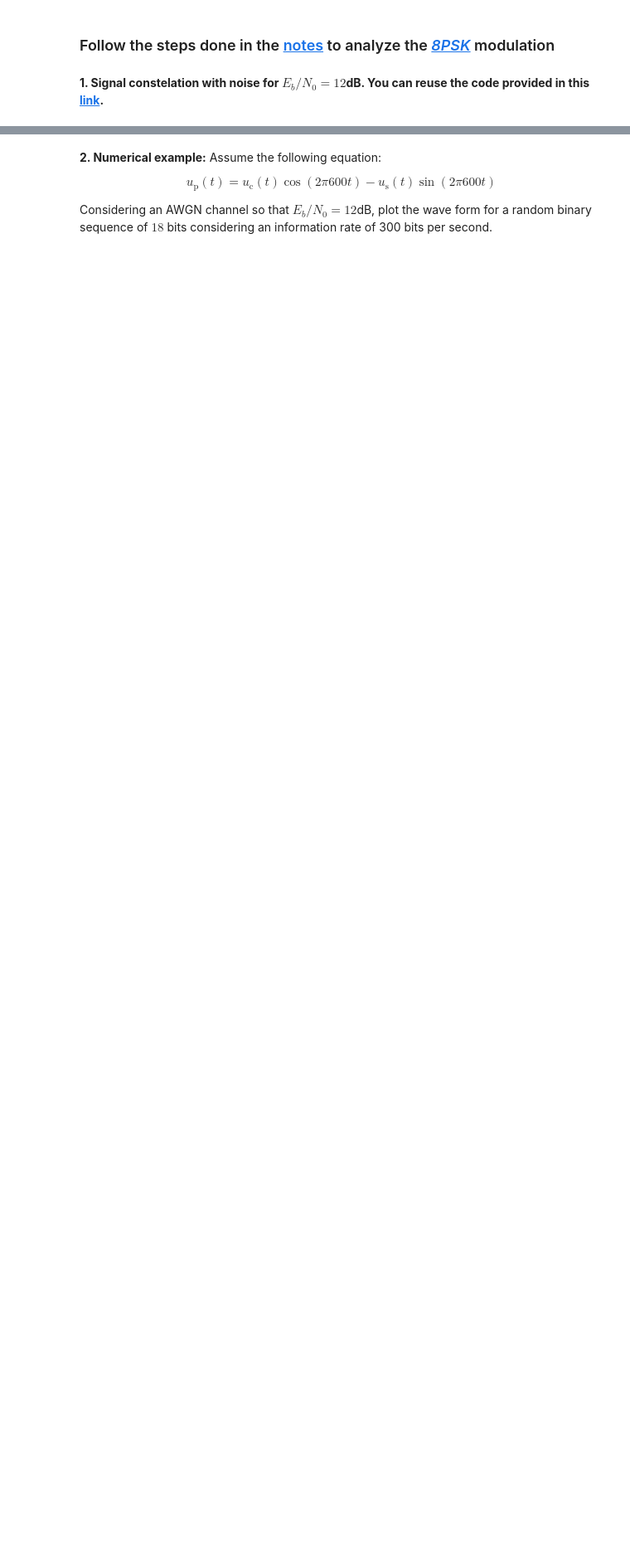
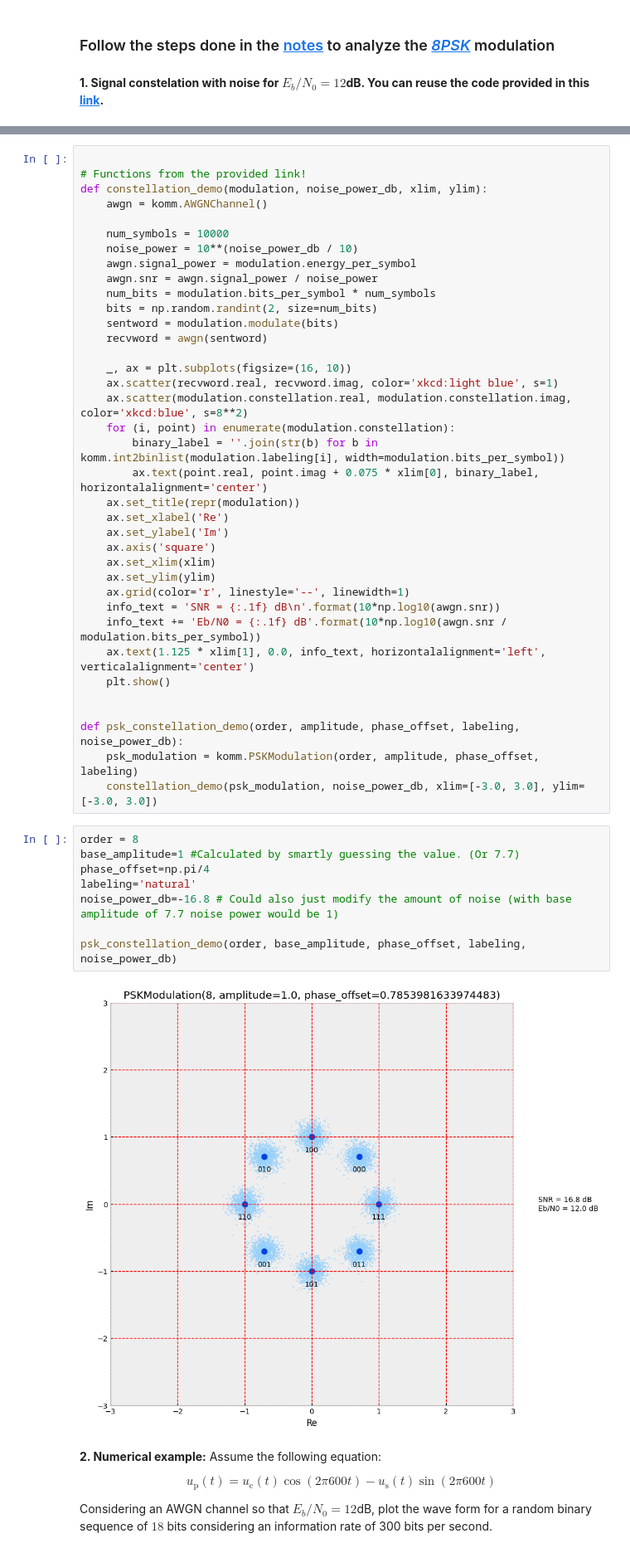
Before and after one commit to ViliRaunola/Wireless-Communication-Systems, a Jupyter notebook: Week 5/assignment_w5.ipynb, the cells around one changed output, grey strips where cells are left out. Shown at 83% size. Cells and saved outputs as stored; diff of their text form; blank space fills up the shorter version.

```diff
--- a/Week 5/assignment_w5.ipynb
+++ b/Week 5/assignment_w5.ipynb
@@ -11,3 +23,50 @@
+# %%
+
+# Functions from the provided link!
+def constellation_demo(modulation, noise_power_db, xlim, ylim):
+    awgn = komm.AWGNChannel()
+
+    num_symbols = 10000
+    noise_power = 10**(noise_power_db / 10)
+    awgn.signal_power = modulation.energy_per_symbol
+    awgn.snr = awgn.signal_power / noise_power
+    num_bits = modulation.bits_per_symbol * num_symbols
+    bits = np.random.randint(2, size=num_bits)
+    sentword = modulation.modulate(bits)
+    recvword = awgn(sentword)
+
+    _, ax = plt.subplots(figsize=(16, 10))
+    ax.scatter(recvword.real, recvword.imag, color='xkcd:light blue', s=1)
+    ax.scatter(modulation.constellation.real, modulation.constellation.imag, color='xkcd:blue', s=8**2)
+    for (i, point) in enumerate(modulation.constellation):
+        binary_label = ''.join(str(b) for b in komm.int2binlist(modulation.labeling[i], width=modulation.bits_per_symbol))
+        ax.text(point.real, point.imag + 0.075 * xlim[0], binary_label, horizontalalignment='center')
+    ax.set_title(repr(modulation))
+    ax.set_xlabel('Re')
+    ax.set_ylabel('Im')
+    ax.axis('square')
+    ax.set_xlim(xlim)
+    ax.set_ylim(ylim)
+    ax.grid(color='r', linestyle='--', linewidth=1)
+    info_text = 'SNR = {:.1f} dB\n'.format(10*np.log10(awgn.snr))
+    info_text += 'Eb/N0 = {:.1f} dB'.format(10*np.log10(awgn.snr / modulation.bits_per_symbol))
+    ax.text(1.125 * xlim[1], 0.0, info_text, horizontalalignment='left', verticalalignment='center')
+    plt.show()
+
+
+def psk_constellation_demo(order, amplitude, phase_offset, labeling, noise_power_db):
+    psk_modulation = komm.PSKModulation(order, amplitude, phase_offset, labeling)
+    constellation_demo(psk_modulation, noise_power_db, xlim=[-3.0, 3.0], ylim=[-3.0, 3.0])
+# %%
+order = 8
+base_amplitude=1 #Calculated by smartly guessing the value. (Or 7.7)
+phase_offset=np.pi/4
+labeling='natural'
+noise_power_db=-16.8 # Could also just modify the amount of noise (with base amplitude of 7.7 noise power would be 1)
+
+psk_constellation_demo(order, base_amplitude, phase_offset, labeling, noise_power_db)
+# %% [output]
+[figure, added]
 # %% [markdown]
 **2. Numerical example:** Assume the following equation:
 
```
Also changed, not shown: parts of 7 cells of this notebook, 1 other file.
